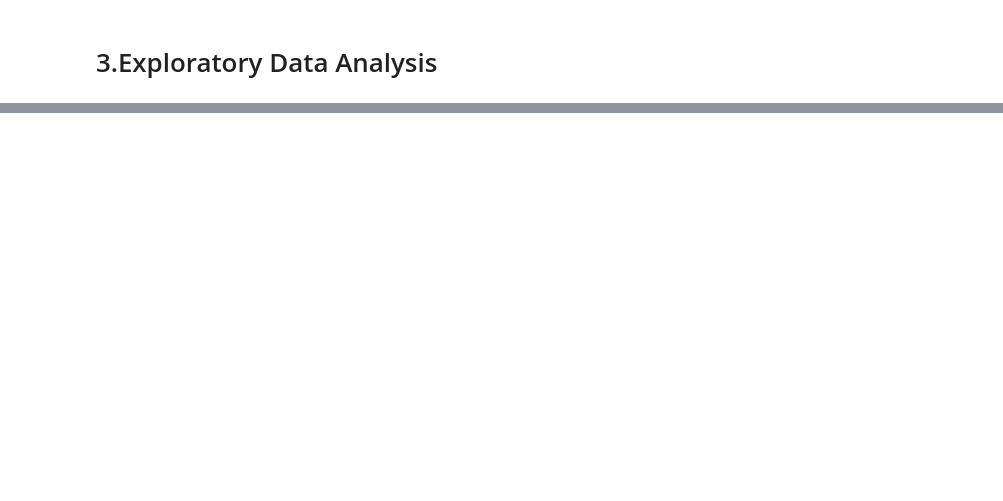
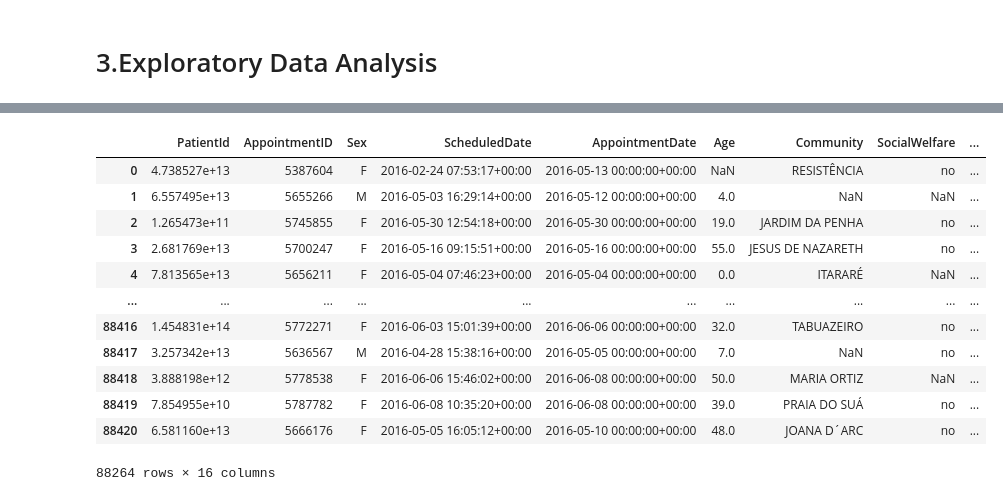
Before and after one commit to kiraduske/DataScience_project, a Jupyter notebook: Data Science Project.ipynb, the cells around one changed output, grey strips where cells are left out. Cells and saved outputs as stored; diff of their text form; code cells hidden in the pictures; blank space fills up the shorter version.

```diff
--- a/Data Science Project.ipynb
+++ b/Data Science Project.ipynb
@@ -13,0 +256,4 @@ df=pd.read_csv("./Dataset_Hospital_Visits.csv")
+# %%
+# Delete the rows that contain false value
+df = df[~df['Handcap'].isin(['2', '3', '4'])]
+df['Handcap'].unique()
@@ -70,10 +281,0 @@ dtype: int64
-# %%
-df['PatientId']=df['PatientId'].astype(int)
-# use imputer and fit df['Age'] = df['Age'].fillna(0).astype(int)
-df['ScheduledDate'] = pd.to_datetime(df['ScheduledDate'])
-df['AppointmentDate'] = pd.to_datetime(df['AppointmentDate'])
-
-
-
-print(df.info())
-df.head
@@ -171,13 +281,0 @@ plt.show()
-# %%
-# Create a new column combining Gender and SMS_received
-df['Gender_SMS'] = df['Sex'] + "_" + df['SMS_received']
-
-# Countplot with hue for No-show
-plt.figure(figsize=(10, 6))
-sns.countplot(data=df, x='Gender_SMS', hue='No-show')
-plt.title('No-show Rates by Gender and SMS Reminder')
-plt.xlabel('Gender and SMS Received')
-plt.ylabel('Count')
-plt.show()
-
-# how to change f_no to f_no_sms_reveibed ...???
@@ -269,0 +316,20 @@ for i in range(len(Handcap_counts)):
+# %%
+mask = (df['WaitingTime'] < 0) & (df['ScheduledDate'].dt.date == df['AppointmentDate'].dt.date)
+df.loc[mask, 'WaitingTime'] = 0
+df = df[df['WaitingTime'] >= 0]
+# %%
+df
+# %% [output]
+|  | PatientId | AppointmentID | Sex | ScheduledDate | AppointmentDate | Age | Community | SocialWelfare | ... |
+| 0 | 4.738527e+13 | 5387604 | F | 2016-02-24 07:53:17+00:00 | 2016-05-13 00:00:00+00:00 | NaN | RESISTÊNCIA | no | ... |
+| 1 | 6.557495e+13 | 5655266 | M | 2016-05-03 16:29:14+00:00 | 2016-05-12 00:00:00+00:00 | 4.0 | NaN | NaN | ... |
+| 2 | 1.265473e+11 | 5745855 | F | 2016-05-30 12:54:18+00:00 | 2016-05-30 00:00:00+00:00 | 19.0 | JARDIM DA PENHA | no | ... |
+| 3 | 2.681769e+13 | 5700247 | F | 2016-05-16 09:15:51+00:00 | 2016-05-16 00:00:00+00:00 | 55.0 | JESUS DE NAZARETH | no | ... |
+| 4 | 7.813565e+13 | 5656211 | F | 2016-05-04 07:46:23+00:00 | 2016-05-04 00:00:00+00:00 | 0.0 | ITARARÉ | NaN | ... |
+| ... | ... | ... | ... | ... | ... | ... | ... | ... | ... |
+| 88416 | 1.454831e+14 | 5772271 | F | 2016-06-03 15:01:39+00:00 | 2016-06-06 00:00:00+00:00 | 32.0 | TABUAZEIRO | no | ... |
+| 88417 | 3.257342e+13 | 5636567 | M | 2016-04-28 15:38:16+00:00 | 2016-05-05 00:00:00+00:00 | 7.0 | NaN | no | ... |
+| 88418 | 3.888198e+12 | 5778538 | F | 2016-06-06 15:46:02+00:00 | 2016-06-08 00:00:00+00:00 | 50.0 | MARIA ORTIZ | NaN | ... |
+| 88419 | 7.854955e+10 | 5787782 | F | 2016-06-08 10:35:20+00:00 | 2016-06-08 00:00:00+00:00 | 39.0 | PRAIA DO SUÁ | no | ... |
+| 88420 | 6.581160e+13 | 5666176 | F | 2016-05-05 16:05:12+00:00 | 2016-05-10 00:00:00+00:00 | 48.0 | JOANA D´ARC | no | ... |
+88264 rows × 16 columns
```
Also changed, not shown: parts of 65 cells of this notebook.
